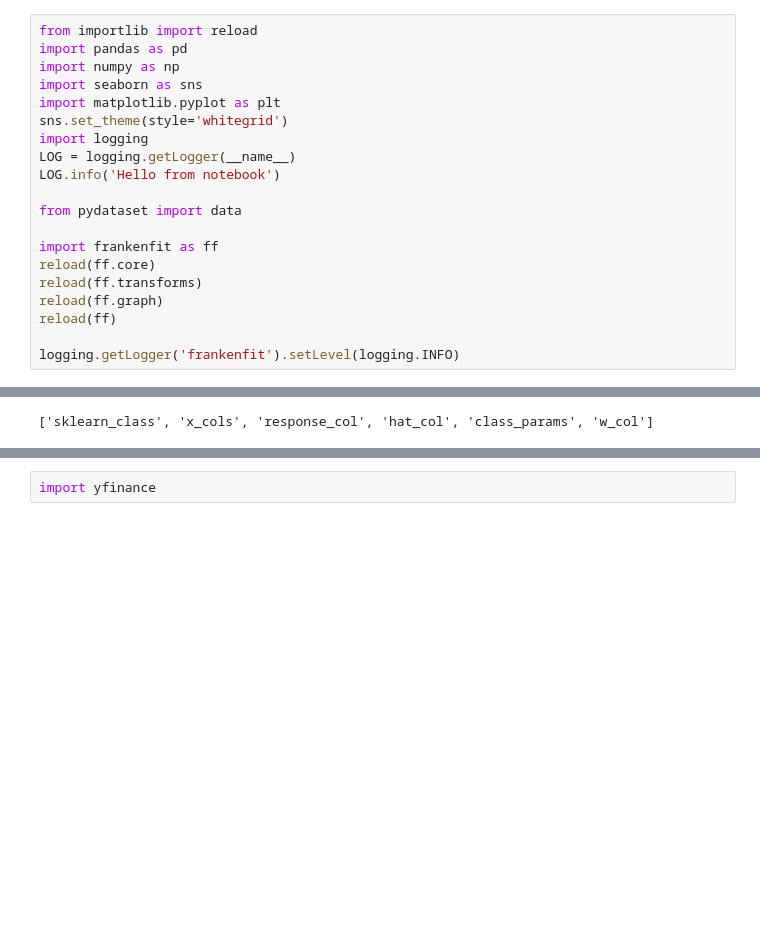
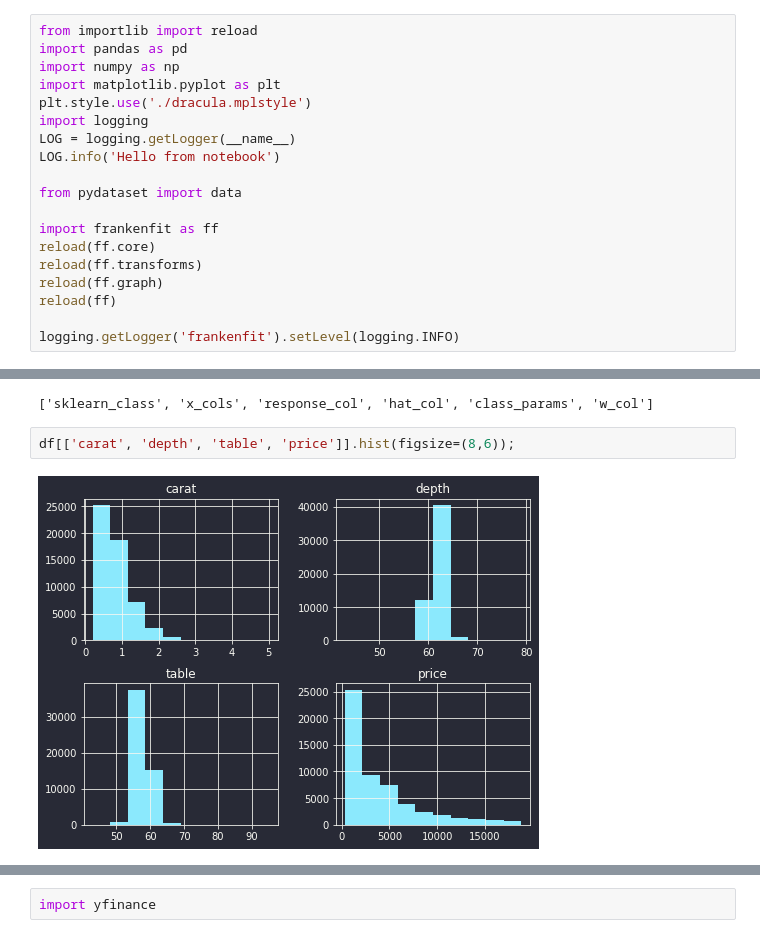
Before and after one commit to jaronowitz/frankenfit, a Jupyter notebook: notebooks/Dev-4-SKLearn.ipynb, the cells around one changed output, grey strips where cells are left out. Saved outputs shown, nothing was run; the diff lists cells and outputs as text; blank space fills up the shorter version.

```diff
--- a/notebooks/Dev-4-SKLearn.ipynb
+++ b/notebooks/Dev-4-SKLearn.ipynb
@@ -2,9 +2,8 @@
 from importlib import reload
 import pandas as pd
 import numpy as np
-import seaborn as sns
 import matplotlib.pyplot as plt
-sns.set_theme(style='whitegrid')
+plt.style.use('./dracula.mplstyle')
 import logging
 LOG = logging.getLogger(__name__)
 LOG.info('Hello from notebook')
@@ -78,6 +77,10 @@ array([7858.77050994, -151.23634689, -104.47278016])
 sk.params()
 # %% [output]
 ['sklearn_class', 'x_cols', 'response_col', 'hat_col', 'class_params', 'w_col']
+# %%
+df[['carat', 'depth', 'table', 'price']].hist(figsize=(8,6));
+# %% [output]
+[figure, added]
 # %%
 from sklearn.linear_model import LinearRegression
 
```
Also changed, not shown: parts of 9 cells of this notebook, 2 other files.
